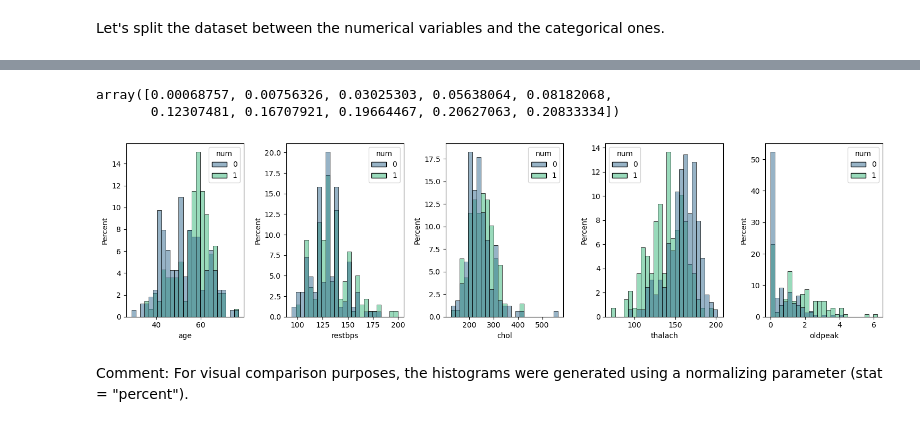
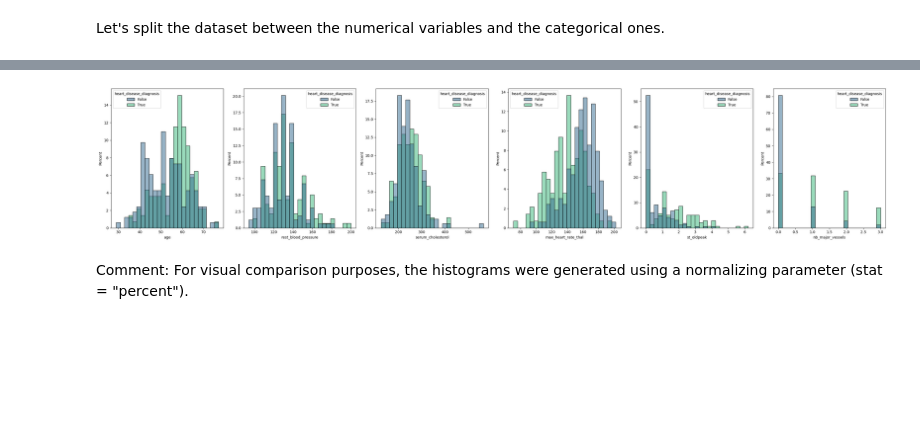
Before and after one commit to paulinedao/heart_disease, a Jupyter notebook: heart_disease.ipynb, the cells around one changed output, grey strips where cells are left out. Saved outputs shown, nothing was run; the diff lists cells and outputs as text; code cells hidden in the pictures; blank space fills up the shorter version.

Commit message:
visualizing function

```diff
--- a/heart_disease.ipynb
+++ b/heart_disease.ipynb
@@ -351,9 +348,11 @@ categorical_columns = [ 'cp','slope', 'ca', 'thal', 'restecg']
+# %%
+categorical_columns = ['chest_pain', 'st_slope', 'thallium_stress_test', 'rest_ecg']
 # %%
-boolean_columns = ['sex', 'fbs', 'exang']
+boolean_columns = ['sex', 'high_fasting_blood_sugar', 'exercise_angina']
 # %%
 
 # creating a loop to display histograms of numerical variables
-for column in df.drop(columns=categorical_columns+boolean_columns).columns:
-    if "num" in column: continue
-    sns.histplot(data = df, x = column, hue = "num", palette ="viridis")
-    plt.show()
+#for column in df.drop(columns=categorical_columns+boolean_columns).columns:
+    #if "num" in column: continue
+    #sns.histplot(data = df, x = column, hue = "num", palette ="viridis")
+    #plt.show()
@@ -404,21 +377,18 @@ plt.hist(df['age'], density=True, stacked=True, cumulative=True)
 # %%
-np.cumsum([0.00068757, 0.00687569, 0.02268977, 0.02612761, 0.02544004,
-        0.04125413, 0.0440044 , 0.02956546, 0.00962596, 0.00206271])
+#np.cumsum([0.00068757, 0.00687569, 0.02268977, 0.02612761, 0.02544004,
+       # 0.04125413, 0.0440044 , 0.02956546, 0.00962596, 0.00206271])
-# %% [output]
-array([0.00068757, 0.00756326, 0.03025303, 0.05638064, 0.08182068,
-       0.12307481, 0.16707921, 0.19664467, 0.20627063, 0.20833334])
 # %%
 # Creating a figure for subplotting
-fig, axes = plt.subplots(ncols = 5, figsize=(15, 4))
+fig, axes = plt.subplots(ncols = 6, figsize=(30, 6))
 
 # creating a loop to display histograms of numerical variables
 for ax, column in zip(axes, df.drop(columns=categorical_columns+boolean_columns).columns):
-    if "num" in column: continue
-    sns.histplot(data = df, x = column, hue = "num", bins = 25, stat = "percent", common_norm = False, palette ="viridis", ax = ax)
+    if "heart_disease_diagnosis" in column: continue
+    sns.histplot(data = df, x = column, hue = "heart_disease_diagnosis", bins = 25, stat = "percent", common_norm = False, palette ="viridis", ax = ax)
 
 plt.tight_layout()
 plt.show()
 # %% [output]
-[figure, old version]
+[figure, new version]
 # %% [markdown]
 Comment: For visual comparison purposes, the histograms were generated using a normalizing parameter (stat = "percent").
```
Also changed, not shown: parts of 17 cells of this notebook.
